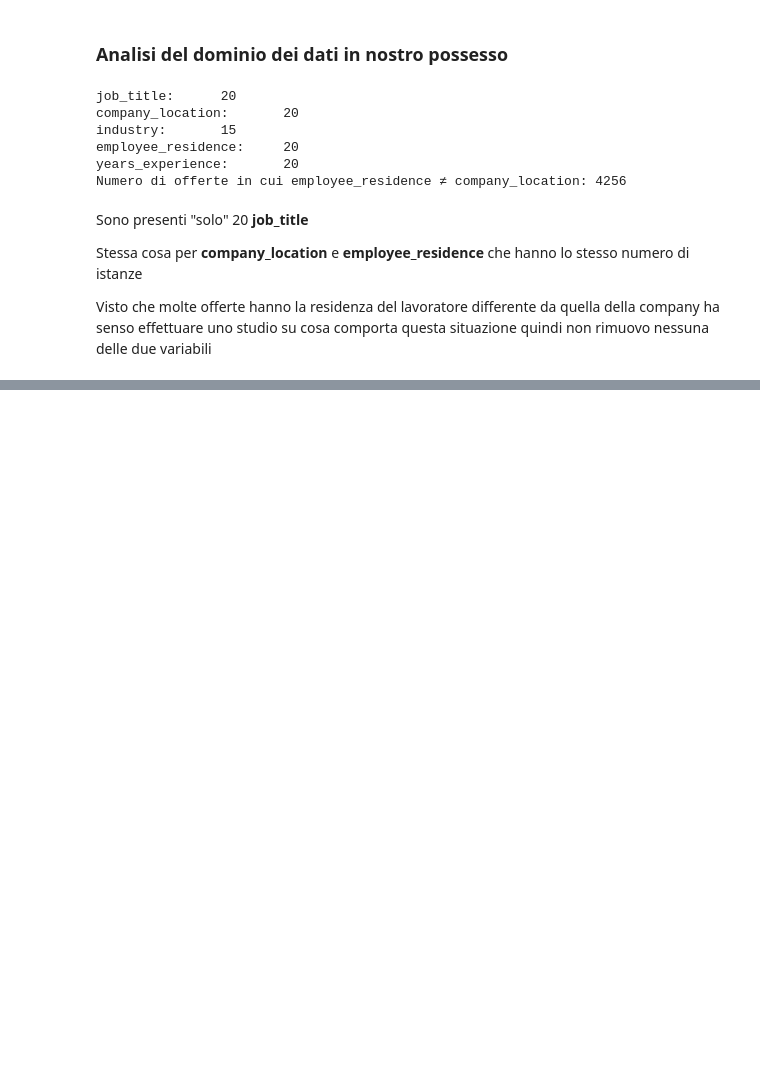
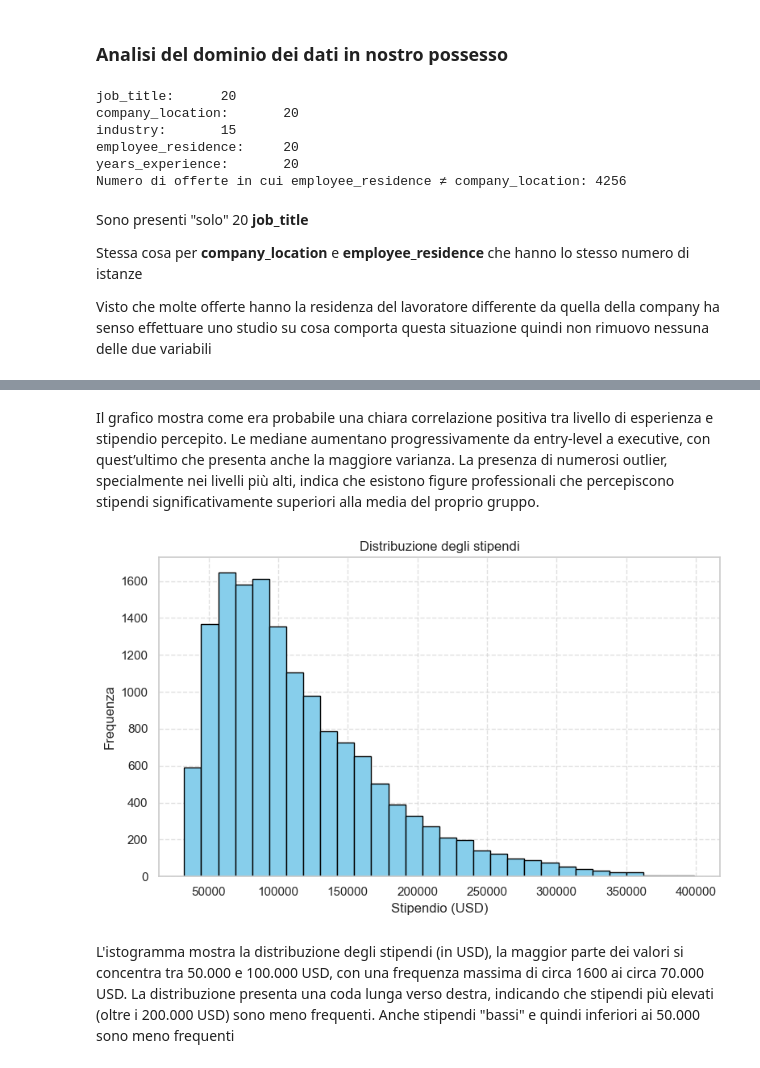
Before and after one commit to MarcoMagnani03/job-salary-prediction, a Jupyter notebook: src/DataIntensiveAssignment.ipynb, the cells around one changed output, grey strips where cells are left out. Drawn from its saved outputs; the diff is of its cells as text; code cells hidden in the pictures; blank space fills up the shorter version.

```diff
--- a/src/DataIntensiveAssignment.ipynb
+++ b/src/DataIntensiveAssignment.ipynb
@@ -215,0 +267,24 @@ Notiamo che variabili come company_location e altre (come industry, job_title, e
+# %% [markdown]
+Il grafico mostra come era probabile una chiara correlazione positiva tra livello di esperienza e stipendio percepito. Le mediane aumentano progressivamente da entry-level a executive, con quest’ultimo che presenta anche la maggiore varianza. La presenza di numerosi outlier, specialmente nei livelli più alti, indica che esistono figure professionali che percepiscono stipendi significativamente superiori alla media del proprio gruppo.
+# %%
+def plot_histogram(data, column, bins=30, title="Distribuzione", xlabel="", ylabel="Frequenza"):
+    plt.figure(figsize=(8, 5))
+    plt.hist(data[column].dropna(), bins=bins, color='skyblue', edgecolor='black')
+    plt.title(title)
+    plt.xlabel(xlabel if xlabel else column)
+    plt.ylabel(ylabel)
+    plt.grid(True, linestyle='--', alpha=0.6)
+    plt.tight_layout()
+    plt.show()
+
+
+plot_histogram(
+    data=dataSet,
+    column="salary_usd",
+    title="Distribuzione degli stipendi",
+    xlabel="Stipendio (USD)"
+)
+# %% [output]
+[figure, added]
+# %% [markdown]
+L'istogramma mostra la distribuzione degli stipendi (in USD), la maggior parte dei valori si concentra tra 50.000 e 100.000 USD, con una frequenza massima di circa 1600 ai circa 70.000 USD. La distribuzione presenta una coda lunga verso destra, indicando che stipendi più elevati (oltre i 200.000 USD) sono meno frequenti. Anche stipendi "bassi" e quindi inferiori ai 50.000 sono meno frequenti
```
Also changed, not shown: parts of 13 cells of this notebook.
